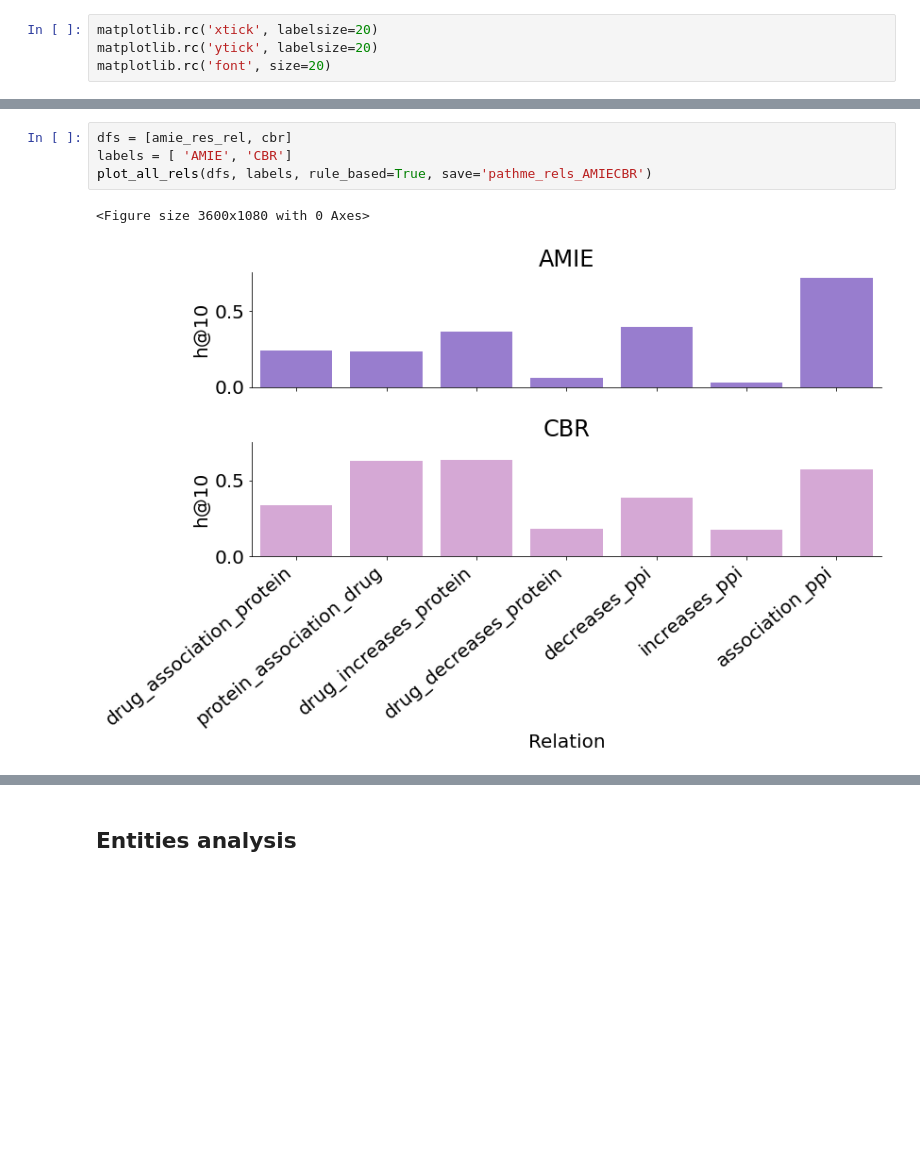
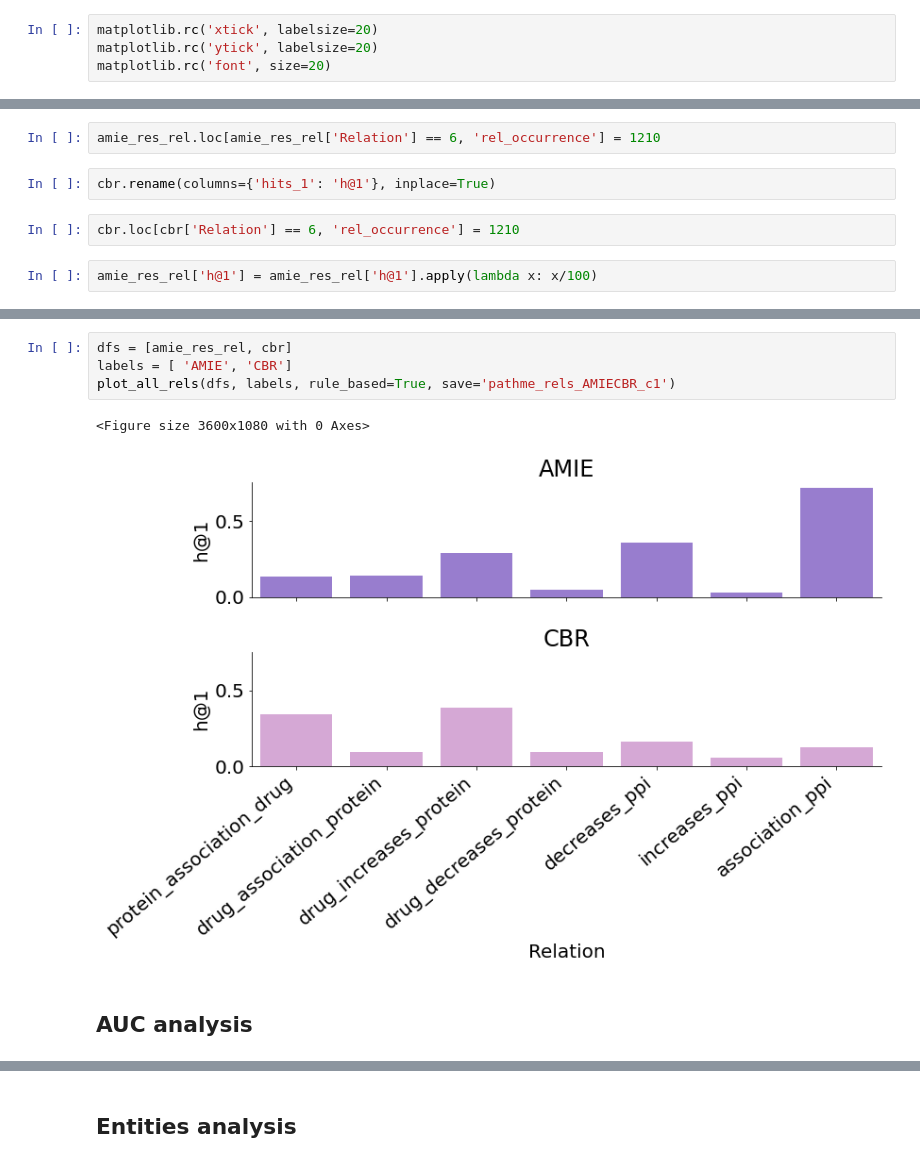
Before and after one commit to NinaCalvi/Aladdin, a Jupyter notebook: biolink/PATHME_res_ANALYSIS/Pathme Analysis.ipynb, the cells around one changed output, grey strips where cells are left out. Cells and saved outputs as stored; diff of their text form; blank space fills up the shorter version.

Commit message:
analysis

```diff
--- a/biolink/PATHME_res_ANALYSIS/Pathme Analysis.ipynb
+++ b/biolink/PATHME_res_ANALYSIS/Pathme Analysis.ipynb
@@ -183,0 +208,8 @@ matplotlib.rc('font', size=20)
+# %%
+amie_res_rel.loc[amie_res_rel['Relation'] == 6, 'rel_occurrence'] = 1210
+# %%
+cbr.rename(columns={'hits_1': 'h@1'}, inplace=True)
+# %%
+cbr.loc[cbr['Relation'] == 6, 'rel_occurrence'] = 1210
+# %%
+amie_res_rel['h@1'] = amie_res_rel['h@1'].apply(lambda x: x/100)
@@ -184,7 +227,9 @@ matplotlib.rc('font', size=20)
 # %%
 dfs = [amie_res_rel, cbr]
 labels = [ 'AMIE', 'CBR']
-plot_all_rels(dfs, labels, rule_based=True, save='pathme_rels_AMIECBR')
+plot_all_rels(dfs, labels, rule_based=True, save='pathme_rels_AMIECBR_c1')
 # %% [output]
 <Figure size 3600x1080 with 0 Axes>
-[figure, old version]
+[figure, new version]
+# %% [markdown]
+## AUC analysis
```
Also changed, not shown: parts of 28 cells of this notebook, 15 other files.
